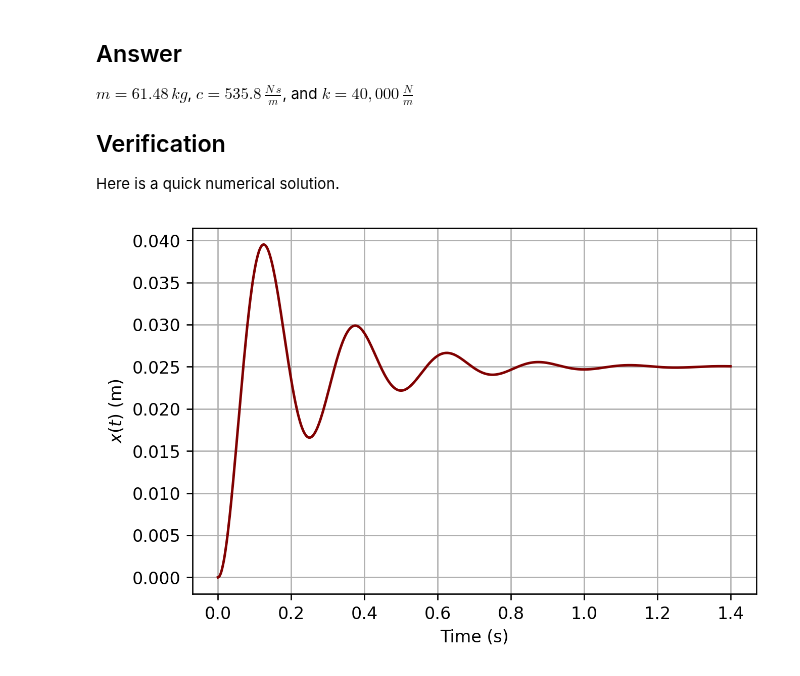
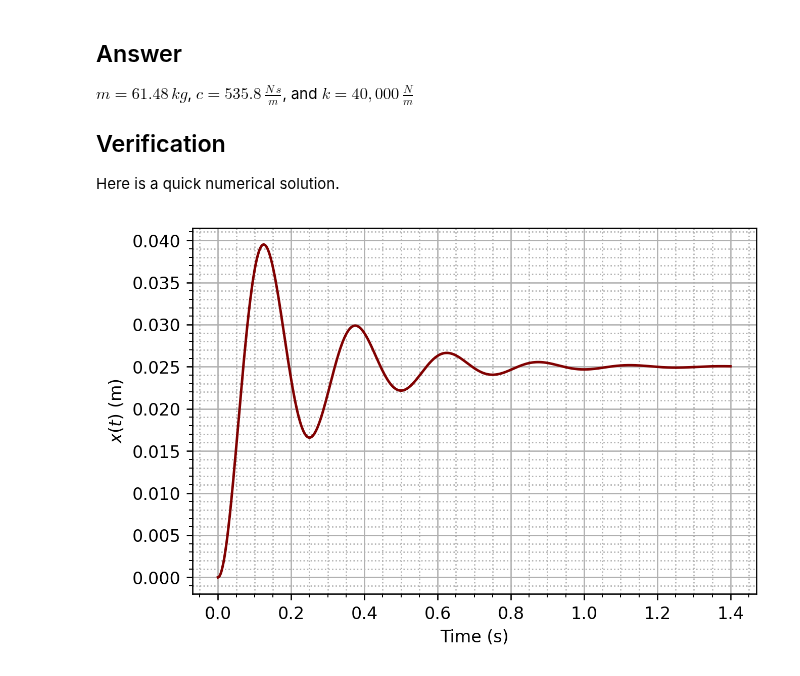
Before and after one commit to gabemorris12/Homework, a Jupyter notebook: Vibrations and Controls Homework 4.ipynb, the cells around one changed output. Drawn from its saved outputs; the diff is of its cells as text; code cells hidden in the pictures.

```diff
--- a/Vibrations and Controls Homework 4.ipynb
+++ b/Vibrations and Controls Homework 4.ipynb
@@ -267,18 +288,20 @@ Here is a quick numerical solution.
 # %%
 m, c, k = 61.48, 535.8, 40_000
 
 def diffs(x, _):
     return [
         x[1],
         (1000 - c*x[1] - k*x[0])/m
     ]
 
 time = np.linspace(0, 1.4, 1000)
 solution = odeint(diffs, [0, 0], time)
 
 plt.plot(time, solution[:, 0])
 plt.xlabel('Time (s)')
 plt.ylabel('$x(t)$ (m)')
+plt.minorticks_on()
+plt.grid(which='minor', ls=':')
 plt.show()
 # %% [output]
-[figure, old version]
+[figure, new version]
```
Also changed, not shown: parts of 4 cells of this notebook, 1 other file.
